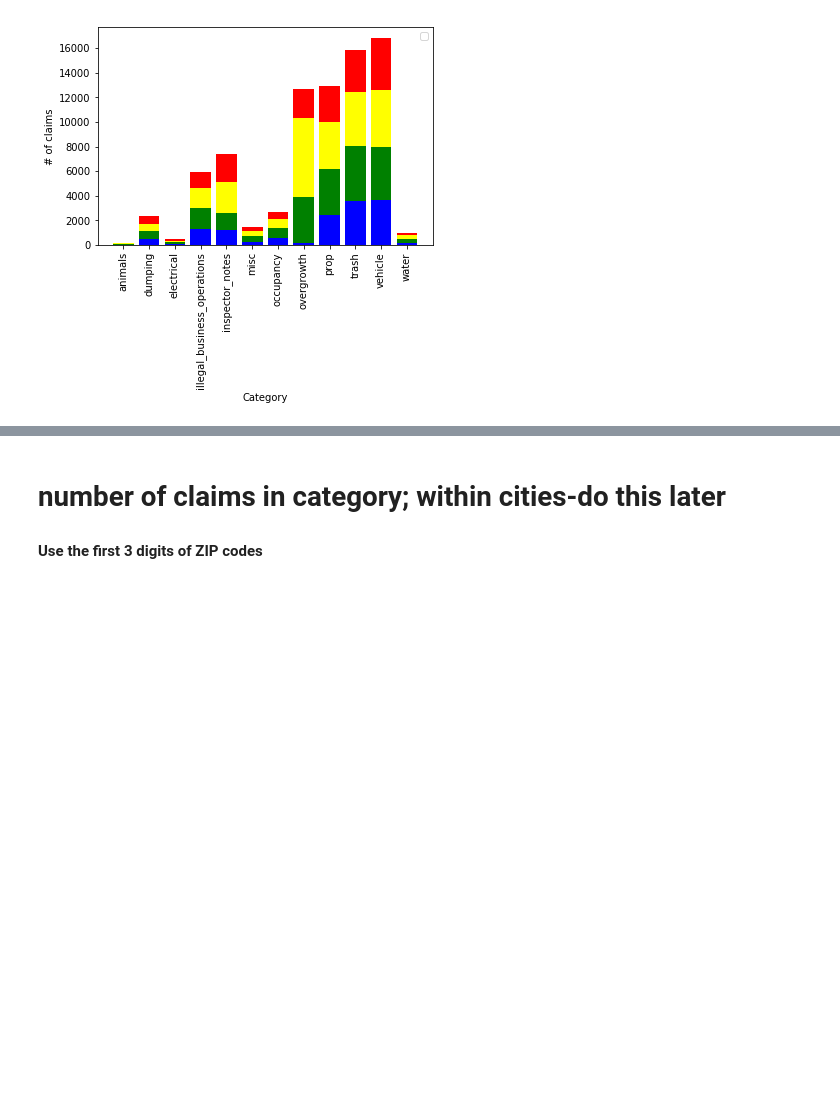
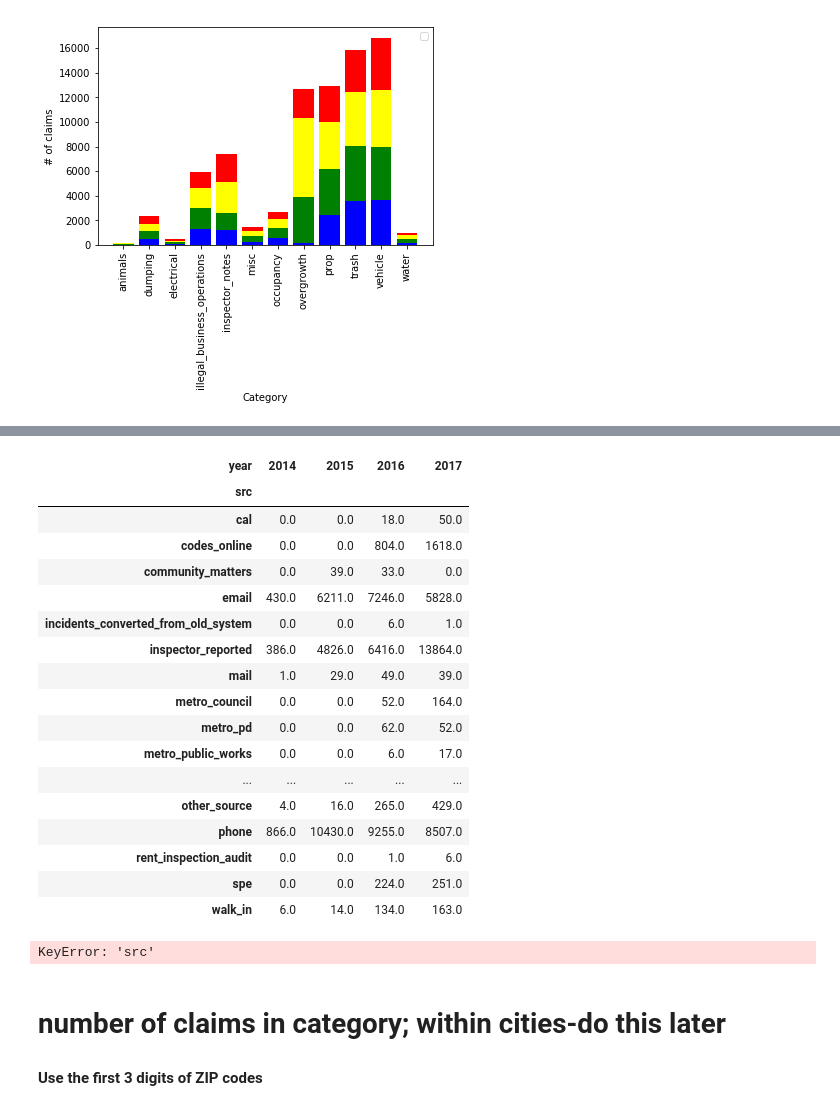
Before and after one commit to shrutijalewar/data-question-2-xtreme-united, a Jupyter notebook: viol_charts.ipynb, the cells around one changed output, grey strips where cells are left out. Saved outputs shown, nothing was run; the diff lists cells and outputs as text; code cells hidden in the pictures; blank space fills up the shorter version.

```diff
--- a/viol_charts.ipynb
+++ b/viol_charts.ipynb
@@ -207,0 +304,6 @@ See: http://matplotlib.org/users/legend_guide.html#using-proxy-artist
+# %%
+vi_map_filter.columns
+vi_src=vi_map_filter.drop(['City', 'ZIP',
+       'Status', 'Council District', 'Last Activity Date',
+       'Last Activity Result', 'category', 'Month', 'Season'],1)
+vi_src.head(5)
@@ -207,0 +317,5 @@ See: http://matplotlib.org/users/legend_guide.html#using-proxy-artist
+# %%
+vi_src['year']=pd.to_numeric(vi_src['Date Received'].str[-4:]) #pick the month
+vi_src['Complaint Source']=vi_src['Complaint Source'].str.lower()
+vi_src['Complaint Source']=vi_src['Complaint Source'].str.replace(' ','_')
+vi_src.head(10)
@@ -207,0 +334,5 @@ See: http://matplotlib.org/users/legend_guide.html#using-proxy-artist
+# %%
+vi_src_g=vi_src.groupby(by=['Complaint Source','year'],as_index=False).count()
+vi_src_g.columns=['src','year','freq','date']
+vi_src_g=vi_src_g.drop(['date'],1)
+vi_src_g.head(5)
@@ -208,3 +346,30 @@ See: http://matplotlib.org/users/legend_guide.html#using-proxy-artist
+# %%
+vi_src_pvt=vi_src_g.pivot(index='src',columns='year',values='freq').fillna(0)
+vi_src_pvt
+# %% [output]
+| year | 2014 | 2015 | 2016 | 2017 |
+| src |  |  |  |  |
+| cal | 0.0 | 0.0 | 18.0 | 50.0 |
+| codes_online | 0.0 | 0.0 | 804.0 | 1618.0 |
+| community_matters | 0.0 | 39.0 | 33.0 | 0.0 |
+| email | 430.0 | 6211.0 | 7246.0 | 5828.0 |
+| incidents_converted_from_old_system | 0.0 | 0.0 | 6.0 | 1.0 |
+| inspector_reported | 386.0 | 4826.0 | 6416.0 | 13864.0 |
+| mail | 1.0 | 29.0 | 49.0 | 39.0 |
+| metro_council | 0.0 | 0.0 | 52.0 | 164.0 |
+| metro_pd | 0.0 | 0.0 | 62.0 | 52.0 |
+| metro_public_works | 0.0 | 0.0 | 6.0 | 17.0 |
+| ... | ... | ... | ... | ... |
+| other_source | 4.0 | 16.0 | 265.0 | 429.0 |
+| phone | 866.0 | 10430.0 | 9255.0 | 8507.0 |
+| rent_inspection_audit | 0.0 | 0.0 | 1.0 | 6.0 |
+| spe | 0.0 | 0.0 | 224.0 | 251.0 |
+| walk_in | 6.0 | 14.0 | 134.0 | 163.0 |
+# %%
+charts=sns.FacetGrid(vi_src_pvt, col="src")
+charts=charts.map(plt.scatter, "2014", "2015","2016","2017")
+# %% [output]
+KeyError: 'src'
 # %% [markdown]
 # number of claims in category; within cities-do this later
 #### Use the first 3 digits of ZIP codes
```
Also changed, not shown: parts of 18 cells of this notebook, 1 other file.
